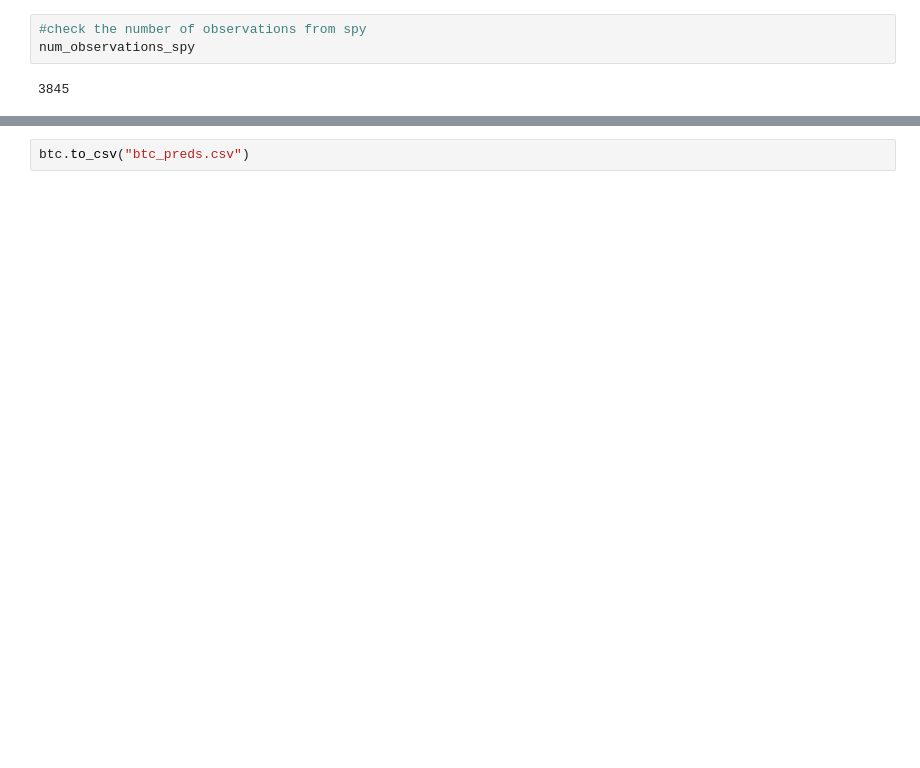
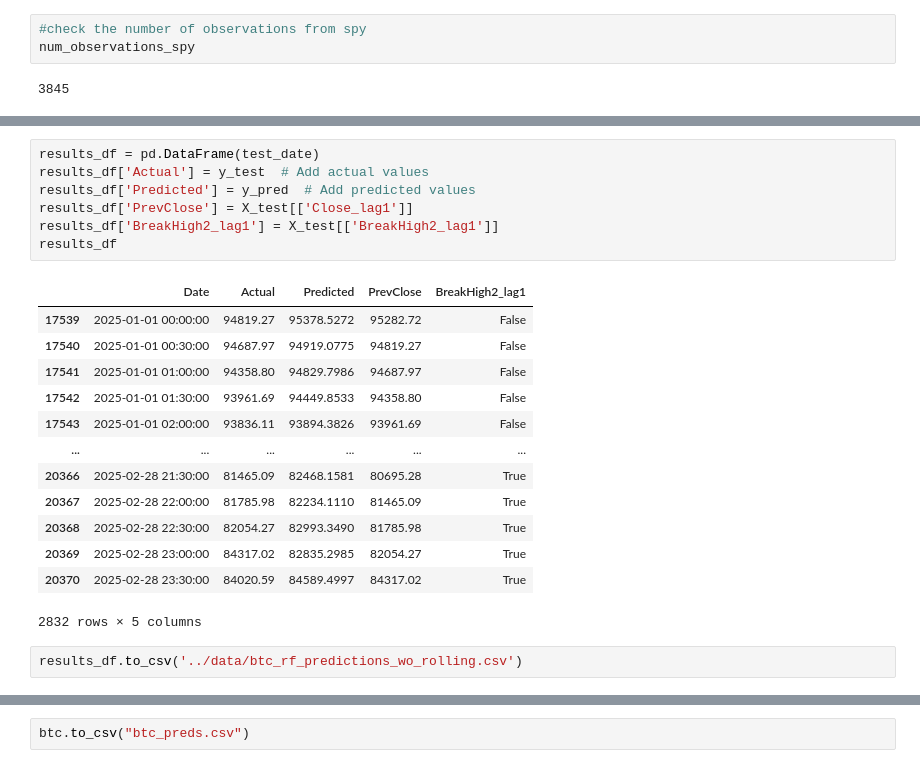
Before and after one commit to jeswid/DSE4211_Trading_Strategy, a Jupyter notebook: src/random forest.ipynb, the cells around one changed output, grey strips where cells are left out. Cells and saved outputs as stored; diff of their text form; blank space fills up the shorter version.

```diff
--- a/src/random forest.ipynb
+++ b/src/random forest.ipynb
@@ -435,0 +480,23 @@ num_observations_spy
+# %%
+results_df = pd.DataFrame(test_date)
+results_df['Actual'] = y_test  # Add actual values
+results_df['Predicted'] = y_pred  # Add predicted values
+results_df['PrevClose'] = X_test[['Close_lag1']]
+results_df['BreakHigh2_lag1'] = X_test[['BreakHigh2_lag1']]
+results_df
+# %% [output]
+|  | Date | Actual | Predicted | PrevClose | BreakHigh2_lag1 |
+| 17539 | 2025-01-01 00:00:00 | 94819.27 | 95378.5272 | 95282.72 | False |
+| 17540 | 2025-01-01 00:30:00 | 94687.97 | 94919.0775 | 94819.27 | False |
+| 17541 | 2025-01-01 01:00:00 | 94358.80 | 94829.7986 | 94687.97 | False |
+| 17542 | 2025-01-01 01:30:00 | 93961.69 | 94449.8533 | 94358.80 | False |
+| 17543 | 2025-01-01 02:00:00 | 93836.11 | 93894.3826 | 93961.69 | False |
+| ... | ... | ... | ... | ... | ... |
+| 20366 | 2025-02-28 21:30:00 | 81465.09 | 82468.1581 | 80695.28 | True |
+| 20367 | 2025-02-28 22:00:00 | 81785.98 | 82234.1110 | 81465.09 | True |
+| 20368 | 2025-02-28 22:30:00 | 82054.27 | 82993.3490 | 81785.98 | True |
+| 20369 | 2025-02-28 23:00:00 | 84317.02 | 82835.2985 | 82054.27 | True |
+| 20370 | 2025-02-28 23:30:00 | 84020.59 | 84589.4997 | 84317.02 | True |
+2832 rows × 5 columns
+# %%
+results_df.to_csv('../data/btc_rf_predictions_wo_rolling.csv')
```
Also changed, not shown: parts of 51 cells of this notebook.
